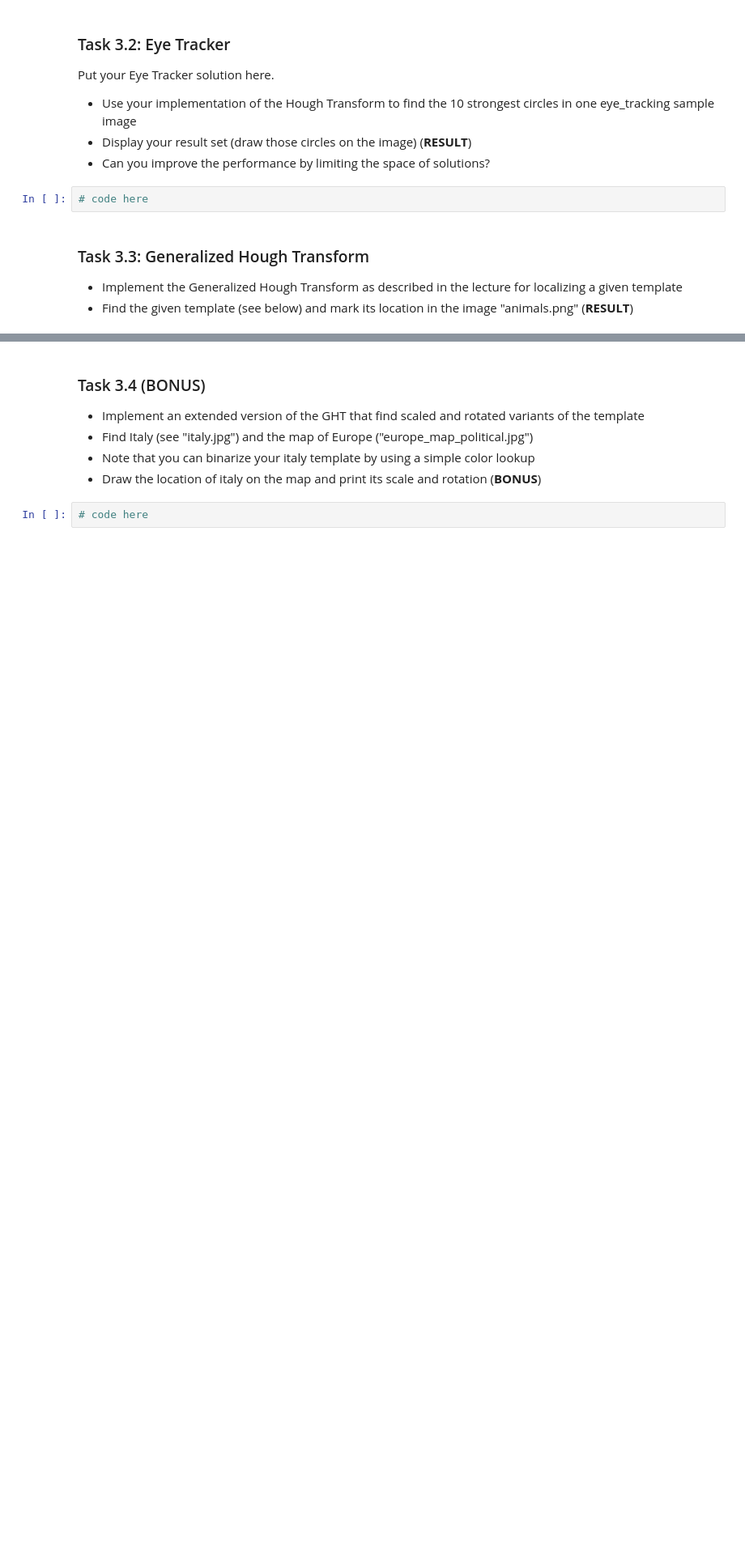
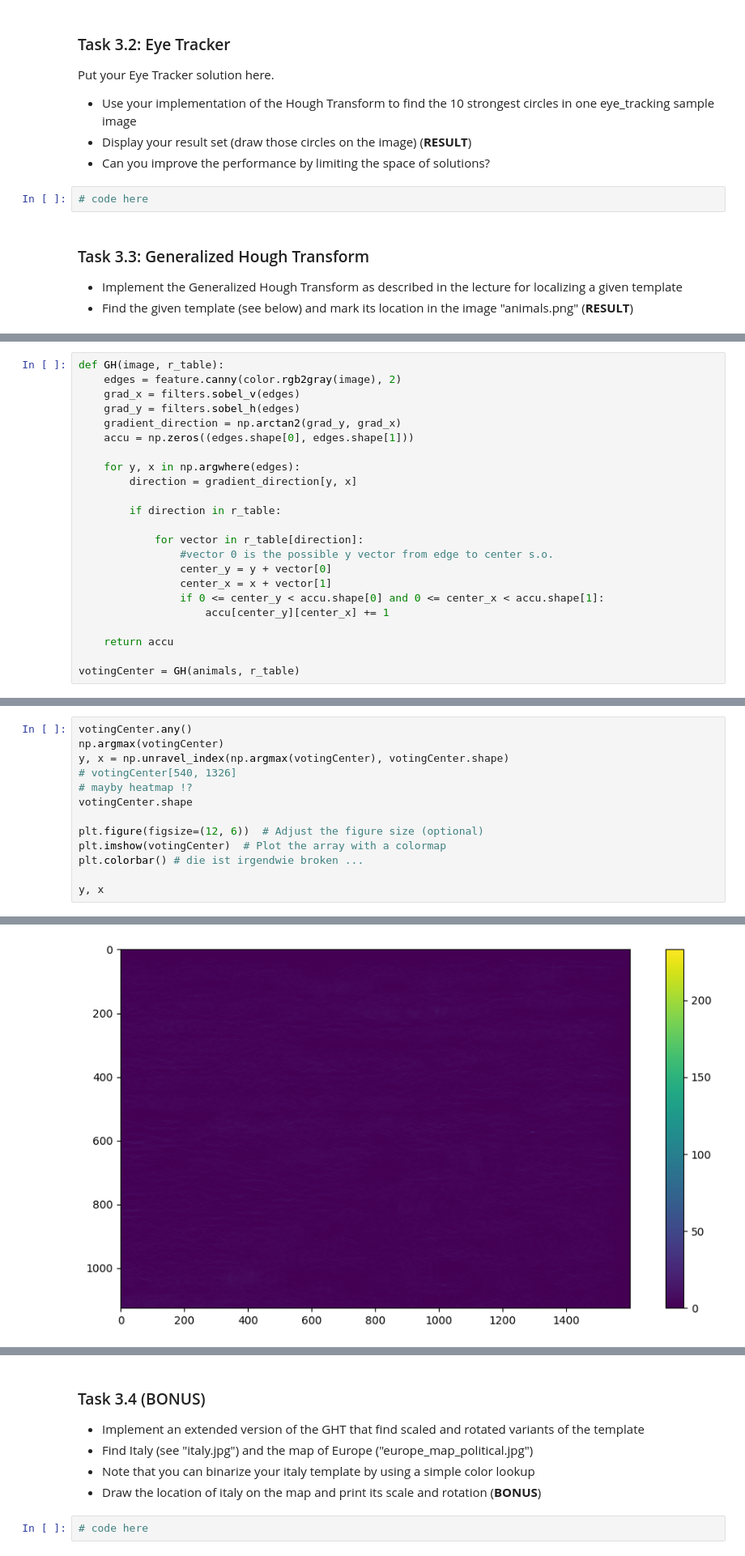
Before and after one commit to DuckDackRun/computer-vision, a Jupyter notebook: assignment03.ipynb, the cells around one changed output, grey strips where cells are left out. Shown at 81% size. Drawn from its saved outputs; the diff is of its cells as text; blank space fills up the shorter version.

```diff
--- a/assignment03.ipynb
+++ b/assignment03.ipynb
@@ -233,0 +273,23 @@ ax3.imshow(bat_edge)
+# %%
+def GH(image, r_table):
+    edges = feature.canny(color.rgb2gray(image), 2)
+    grad_x = filters.sobel_v(edges)
+    grad_y = filters.sobel_h(edges)
+    gradient_direction = np.arctan2(grad_y, grad_x)
+    accu = np.zeros((edges.shape[0], edges.shape[1]))
+
+    for y, x in np.argwhere(edges):
+        direction = gradient_direction[y, x]
+
+        if direction in r_table:
+
+            for vector in r_table[direction]:
+                #vector 0 is the possible y vector from edge to center s.o.
+                center_y = y + vector[0]
+                center_x = x + vector[1]
+                if 0 <= center_y < accu.shape[0] and 0 <= center_x < accu.shape[1]:
+                    accu[center_y][center_x] += 1
+
+    return accu
+
+votingCenter = GH(animals, r_table)
@@ -233,0 +307,14 @@ ax3.imshow(bat_edge)
+# %%
+votingCenter.any()
+np.argmax(votingCenter)
+y, x = np.unravel_index(np.argmax(votingCenter), votingCenter.shape)
+# votingCenter[540, 1326]
+# mayby heatmap !?
+votingCenter.shape
+
+plt.figure(figsize=(12, 6))  # Adjust the figure size (optional)
+plt.imshow(votingCenter)  # Plot the array with a colormap
+plt.colorbar() # die ist irgendwie broken ...
+
+y, x
+# %% [output]
@@ -233,0 +322 @@ ax3.imshow(bat_edge)
+[figure, added]
```
Also changed, not shown: parts of 8 cells of this notebook.
